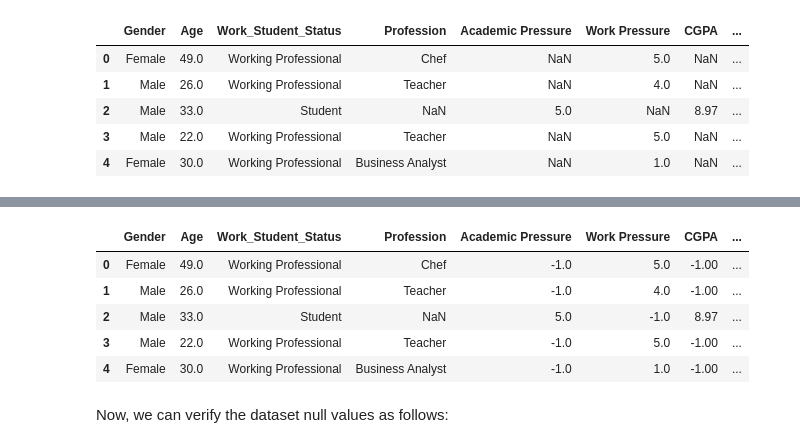
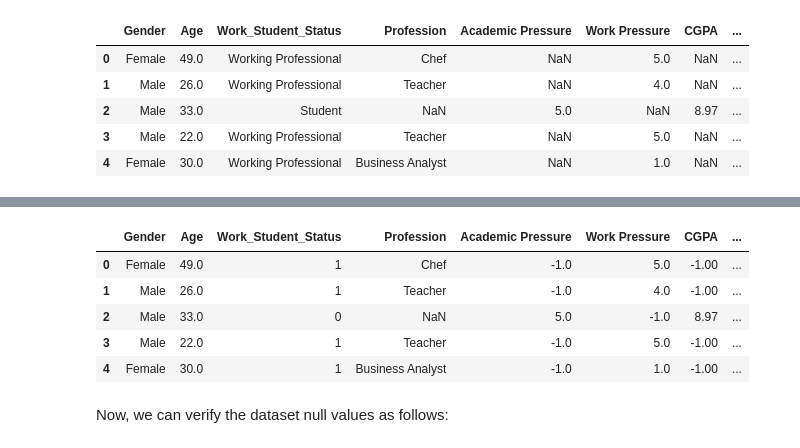
Before and after one commit to DanielMelo46/Machine_Learning-_Term_Project, a Jupyter notebook: Term Project/preparing_data_2.ipynb, the cells around one changed output, grey strips where cells are left out. Saved outputs shown, nothing was run; the diff lists cells and outputs as text; code cells hidden in the pictures.

```diff
--- a/Term Project/preparing_data_2.ipynb
+++ b/Term Project/preparing_data_2.ipynb
@@ -129,6 +133,4 @@ df.head()
 student_cols = ['Academic Pressure', 'CGPA', 'Study Satisfaction']
 prof_cols    = ['Work Pressure', 'Job Satisfaction']
 
-df['prof_or_student'] = (df['Work_Student_Status'].str.lower() == 'Working Professional'.lower()).astype(int)
-
-df
+df['Work_Student_Status'] = (df['Work_Student_Status'].str.lower() == 'Working Professional'.lower()).astype(int)
@@ -175,24 +145,23 @@ Now, we can safely replace values implementing this logic:
 # %%
-
 for col in student_cols:
     # compute student median (skip NaNs)
-    median_student = df.loc[df['prof_or_student']==0, col].median()
+    median_student = df.loc[df['Work_Student_Status']==0, col].median()
     # impute for students
-    df.loc[(df['prof_or_student']==0) & (df[col].isnull()), col] = median_student
+    df.loc[(df['Work_Student_Status']==0) & (df[col].isnull()), col] = median_student
     # for non-students, set sentinel -1 (or choose other sentinel)
-    df.loc[df['prof_or_student']==1, col] = -1
+    df.loc[df['Work_Student_Status']==1, col] = -1
 
 for col in prof_cols:
     # compute professional median (skip NaNs)
-    median_prof = df.loc[df['prof_or_student']==1, col].median()
+    median_prof = df.loc[df['Work_Student_Status']==1, col].median()
     # impute for professionals
-    df.loc[(df['prof_or_student']==1) & (df[col].isnull()), col] = median_prof
-    df.loc[df['prof_or_student']==0, col] = -1
+    df.loc[(df['Work_Student_Status']==1) & (df[col].isnull()), col] = median_prof
+    df.loc[df['Work_Student_Status']==0, col] = -1
 df.head()
 # %% [output]
 |  | Gender | Age | Work_Student_Status | Profession | Academic Pressure | Work Pressure | CGPA | ... |
-| 0 | Female | 49.0 | Working Professional | Chef | -1.0 | 5.0 | -1.00 | ... |
-| 1 | Male | 26.0 | Working Professional | Teacher | -1.0 | 4.0 | -1.00 | ... |
-| 2 | Male | 33.0 | Student | NaN | 5.0 | -1.0 | 8.97 | ... |
-| 3 | Male | 22.0 | Working Professional | Teacher | -1.0 | 5.0 | -1.00 | ... |
-| 4 | Female | 30.0 | Working Professional | Business Analyst | -1.0 | 1.0 | -1.00 | ... |
+| 0 | Female | 49.0 | 1 | Chef | -1.0 | 5.0 | -1.00 | ... |
+| 1 | Male | 26.0 | 1 | Teacher | -1.0 | 4.0 | -1.00 | ... |
+| 2 | Male | 33.0 | 0 | NaN | 5.0 | -1.0 | 8.97 | ... |
+| 3 | Male | 22.0 | 1 | Teacher | -1.0 | 5.0 | -1.00 | ... |
+| 4 | Female | 30.0 | 1 | Business Analyst | -1.0 | 1.0 | -1.00 | ... |
```
Also changed, not shown: parts of 28 cells of this notebook, 7 other files.
